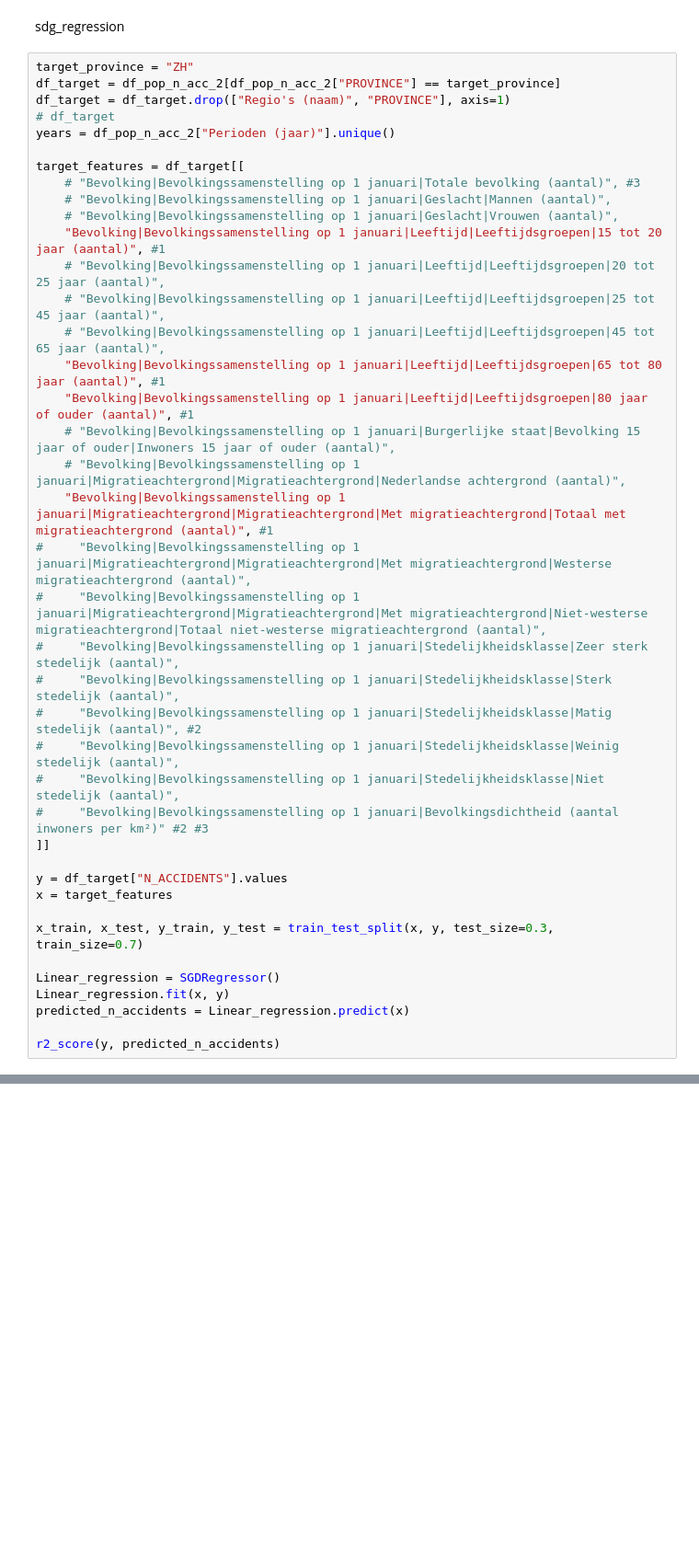
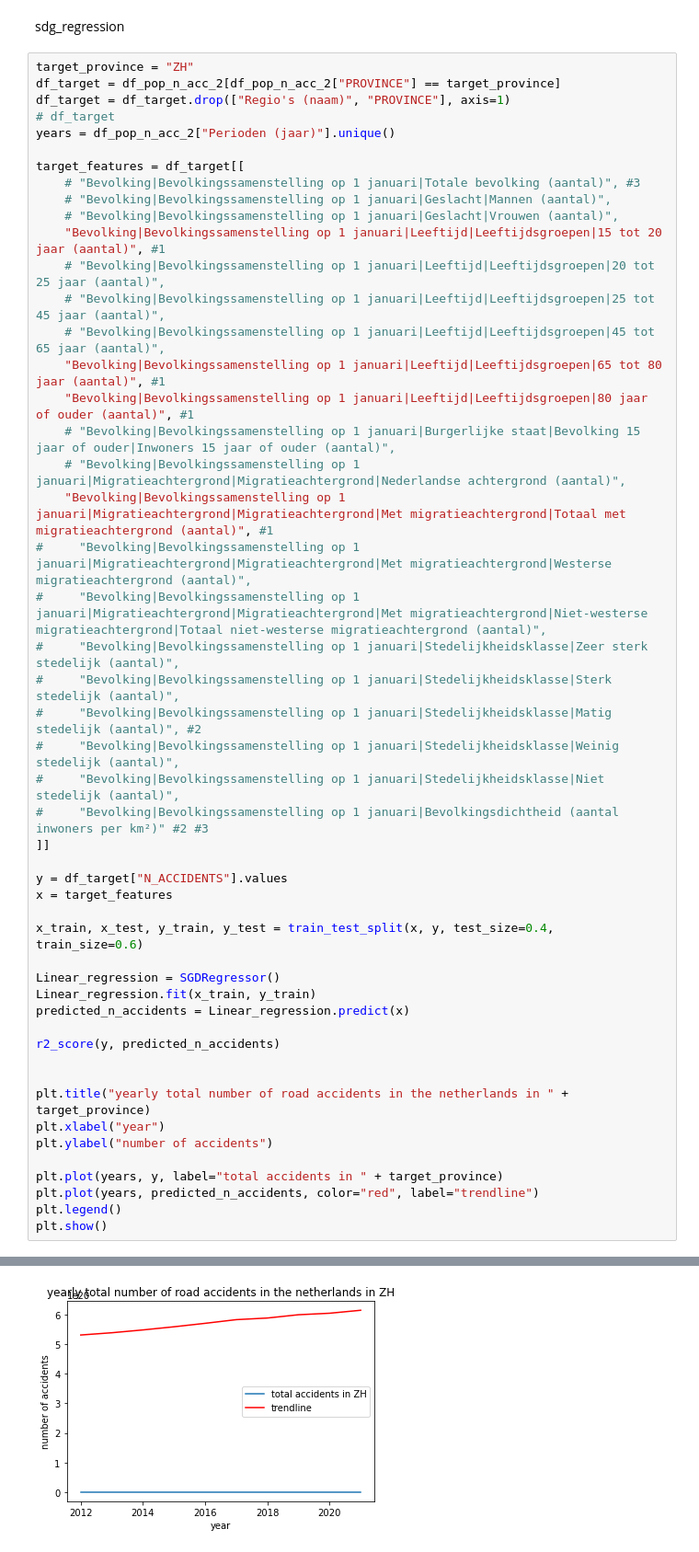
Before and after one commit to stefan1234567891011/AI_personal_project, a Jupyter notebook: code/data.ipynb, the cells around one changed output, grey strips where cells are left out. Shown at 92% size. Cells and saved outputs as stored; diff of their text form; blank space fills up the shorter version.

```diff
--- a/code/data.ipynb
+++ b/code/data.ipynb
@@ -1998,11 +2041,21 @@ target_features = df_target[[
 y = df_target["N_ACCIDENTS"].values
 x = target_features
 
-x_train, x_test, y_train, y_test = train_test_split(x, y, test_size=0.3, train_size=0.7)
+x_train, x_test, y_train, y_test = train_test_split(x, y, test_size=0.4, train_size=0.6)
 
 Linear_regression = SGDRegressor()
-Linear_regression.fit(x, y)
+Linear_regression.fit(x_train, y_train)
 predicted_n_accidents = Linear_regression.predict(x)
 
 r2_score(y, predicted_n_accidents)
+
+
+plt.title("yearly total number of road accidents in the netherlands in " + target_province)
+plt.xlabel("year")
+plt.ylabel("number of accidents")
+
+plt.plot(years, y, label="total accidents in " + target_province)
+plt.plot(years, predicted_n_accidents, color="red", label="trendline")
+plt.legend()
+plt.show()
 # %% [output]
@@ -2009,0 +2062 @@ r2_score(y, predicted_n_accidents)
+[figure, added]
```
Also changed, not shown: parts of 12 cells of this notebook.
